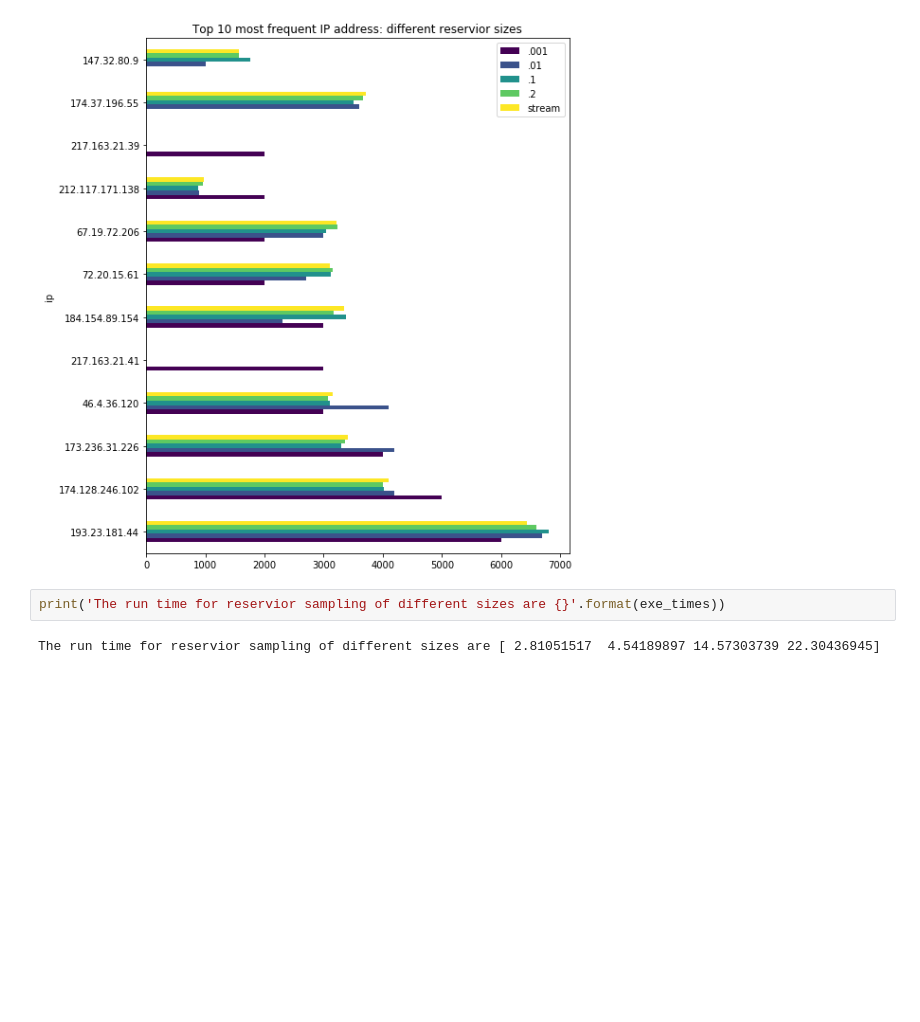
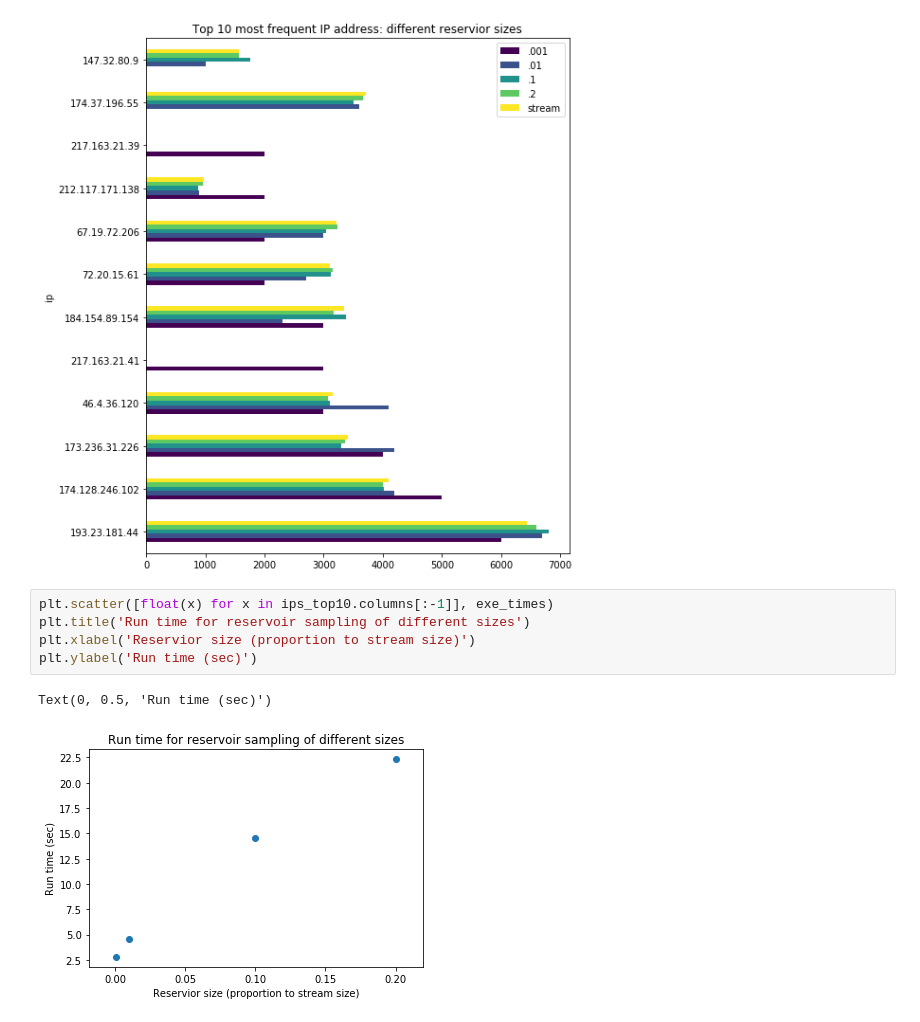
Before and after one commit to chengh42/Cyber-Data-Analytics, a Jupyter notebook: data stream/Task1_Sampling.ipynb, the cells around one changed output. Saved outputs shown, nothing was run; the diff lists cells and outputs as text; blank space fills up the shorter version.

```diff
--- a/data stream/Task1_Sampling.ipynb
+++ b/data stream/Task1_Sampling.ipynb
@@ -226,7 +226,11 @@ ips_top10.plot(kind='barh', figsize=(8, 10), colormap='viridis',
 # %% [output]
 <matplotlib.axes._subplots.AxesSubplot at 0x...>
 [figure]
-# %%
-print('The run time for reservior sampling of different sizes are {}'.format(exe_times))
-# %% [output]
-The run time for reservior sampling of different sizes are [ 2.81051517  4.54189897 14.57303739 22.30436945]
+# %%
+plt.scatter([float(x) for x in ips_top10.columns[:-1]], exe_times)
+plt.title('Run time for reservoir sampling of different sizes')
+plt.xlabel('Reservior size (proportion to stream size)')
+plt.ylabel('Run time (sec)')
+# %% [output]
+Text(0, 0.5, 'Run time (sec)')
+[figure, added]
```
